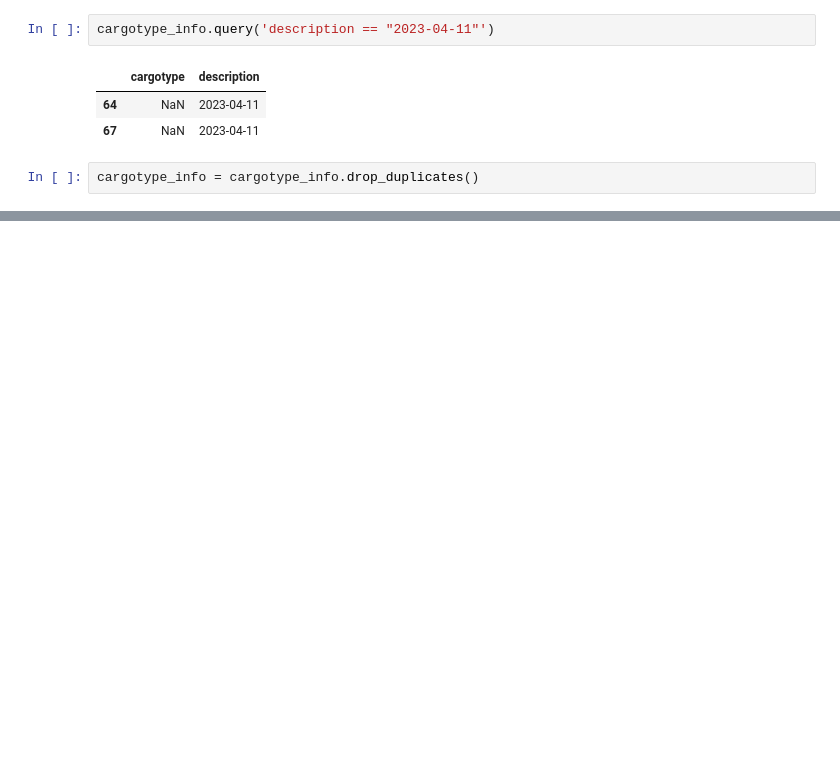
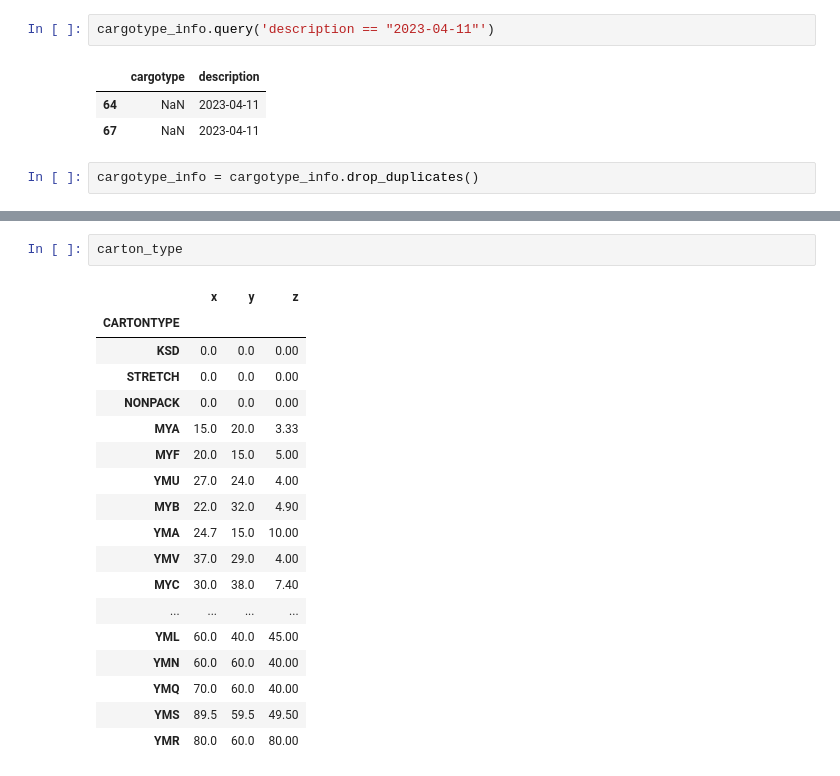
Before and after one commit to johnmcv761/Ya_hackaton_package_choose, a Jupyter notebook: base.ipynb, the cells around one changed output, grey strips where cells are left out. Cells and saved outputs as stored; diff of their text form; blank space fills up the shorter version.

```diff
--- a/base.ipynb
+++ b/base.ipynb
@@ -32,0 +81,21 @@ cargotype_info = cargotype_info.drop_duplicates()
+# %%
+carton_type
+# %% [output]
+|  | x | y | z |
+| CARTONTYPE |  |  |  |
+| KSD | 0.0 | 0.0 | 0.00 |
+| STRETCH | 0.0 | 0.0 | 0.00 |
+| NONPACK | 0.0 | 0.0 | 0.00 |
+| MYA | 15.0 | 20.0 | 3.33 |
+| MYF | 20.0 | 15.0 | 5.00 |
+| YMU | 27.0 | 24.0 | 4.00 |
+| MYB | 22.0 | 32.0 | 4.90 |
+| YMA | 24.7 | 15.0 | 10.00 |
+| YMV | 37.0 | 29.0 | 4.00 |
+| MYC | 30.0 | 38.0 | 7.40 |
+| ... | ... | ... | ... |
+| YML | 60.0 | 40.0 | 45.00 |
+| YMN | 60.0 | 60.0 | 40.00 |
+| YMQ | 70.0 | 60.0 | 40.00 |
+| YMS | 89.5 | 59.5 | 49.50 |
+| YMR | 80.0 | 60.0 | 80.00 |
```
Also changed, not shown: parts of 35 cells of this notebook.
